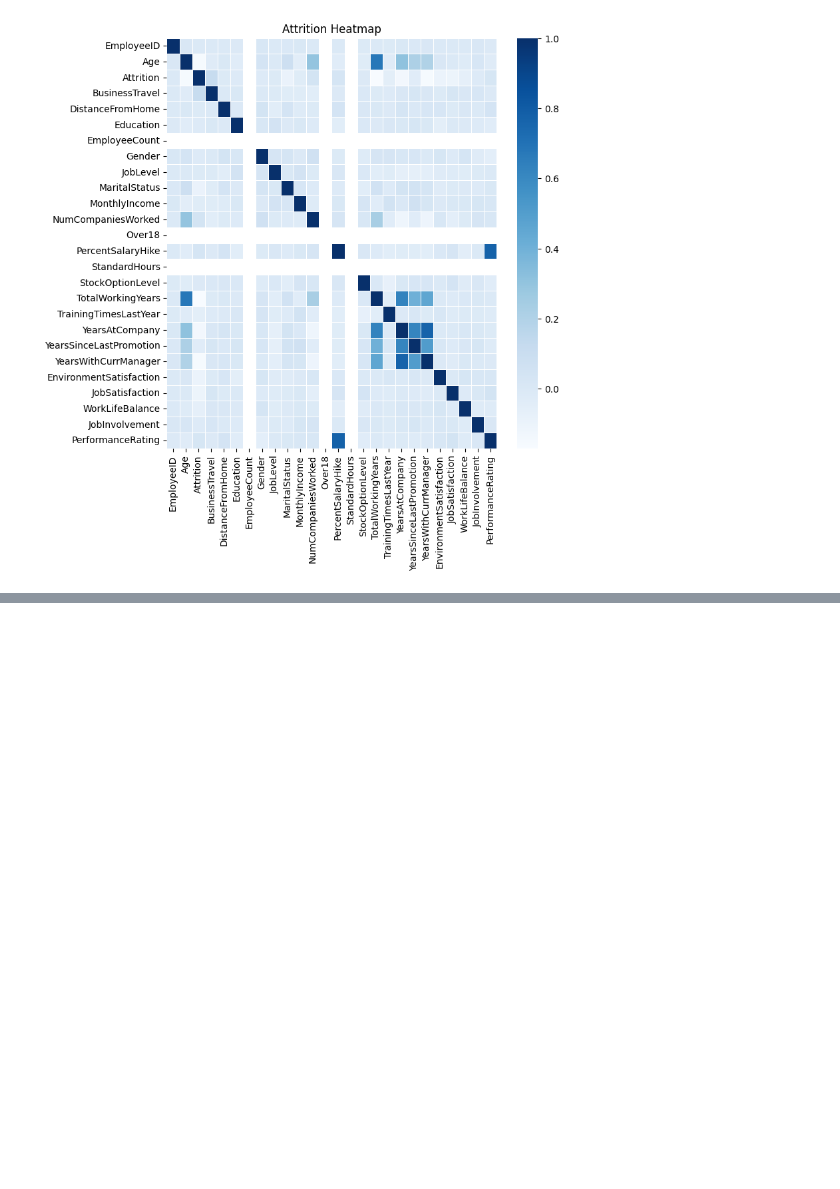
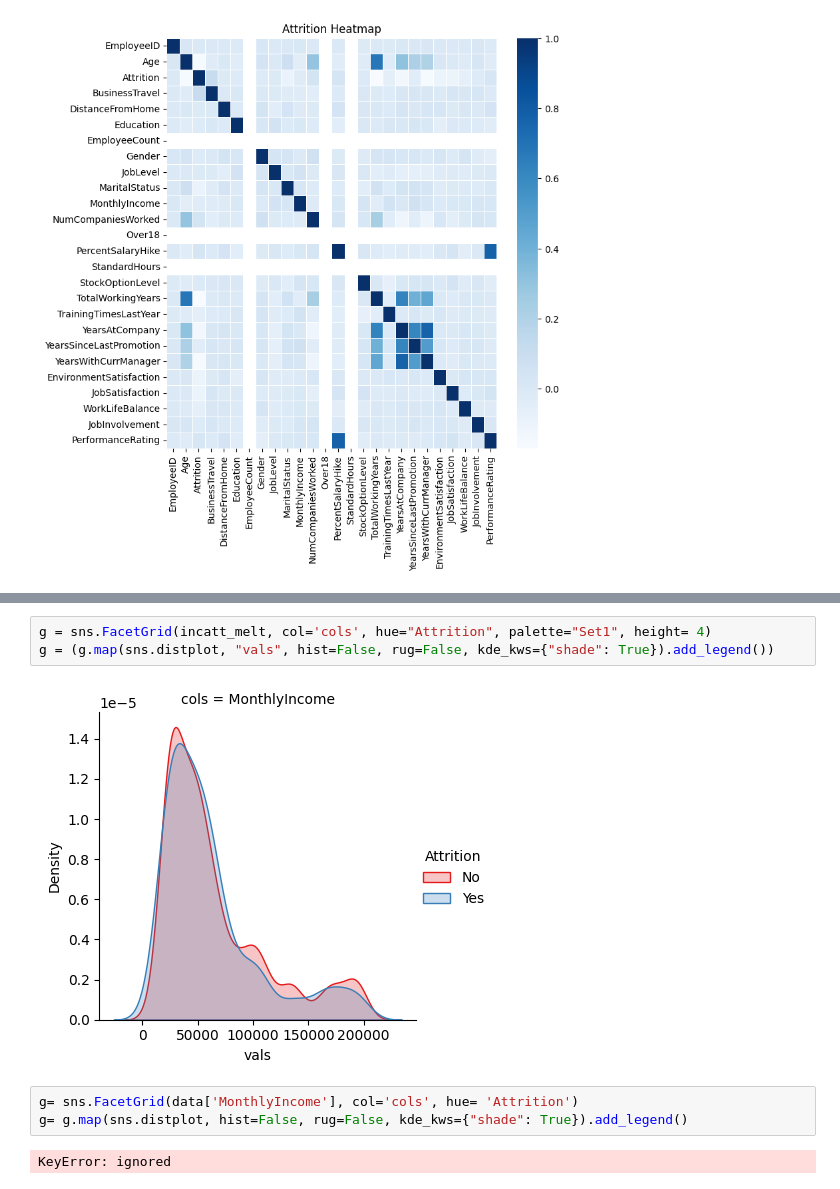
Before and after one commit to krutikacoding/twilearn-ds, a Jupyter notebook: Krutika_Employee_Attrition_Analysis.ipynb, the cells around one changed output, grey strips where cells are left out. Cells and saved outputs as stored; diff of their text form; blank space fills up the shorter version.

```diff
--- a/Krutika_Employee_Attrition_Analysis.ipynb
+++ b/Krutika_Employee_Attrition_Analysis.ipynb
@@ -248,0 +303,10 @@ plt.show()
+# %%
+g = sns.FacetGrid(incatt_melt, col='cols', hue="Attrition", palette="Set1", height= 4)
+g = (g.map(sns.distplot, "vals", hist=False, rug=False, kde_kws={"shade": True}).add_legend())
+# %% [output]
+[figure, added]
+# %%
+g= sns.FacetGrid(data['MonthlyIncome'], col='cols', hue= 'Attrition')
+g= g.map(sns.distplot, hist=False, rug=False, kde_kws={"shade": True}).add_legend()
+# %% [output]
+KeyError: ignored
```
Also changed, not shown: parts of 16 cells of this notebook.
